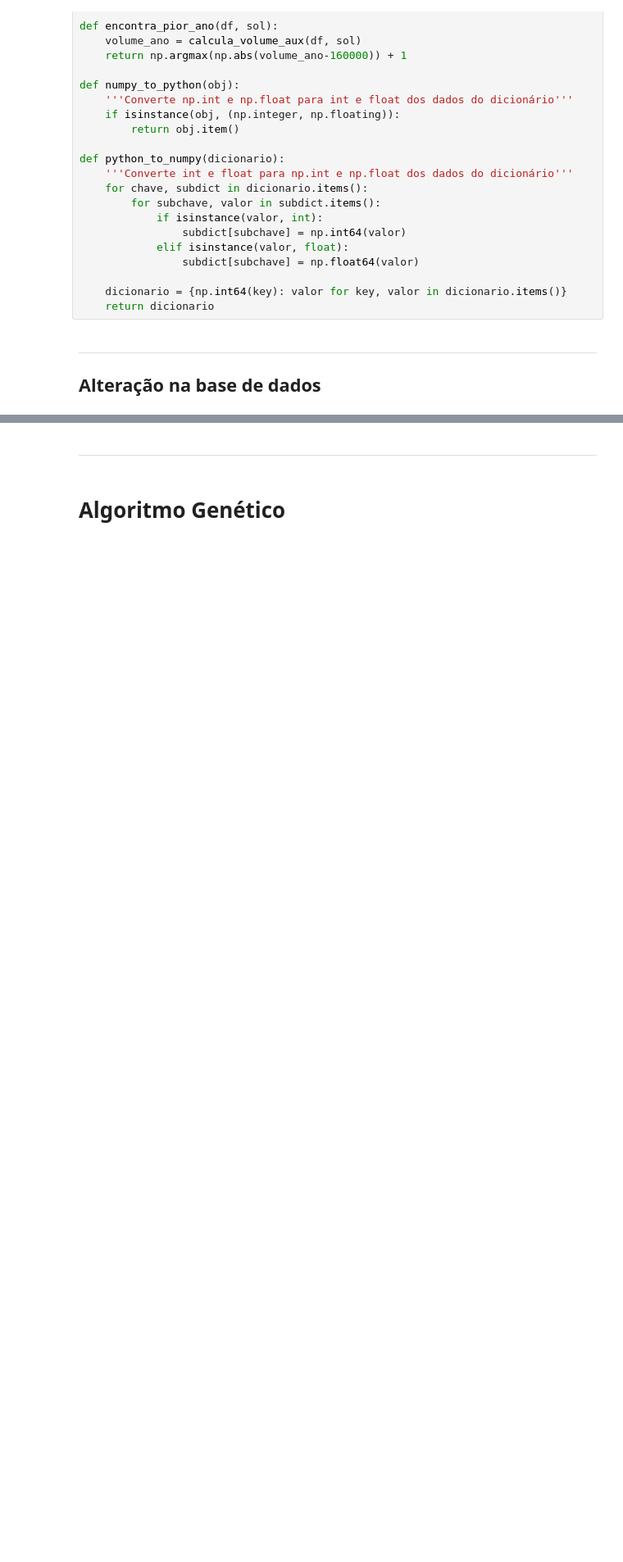
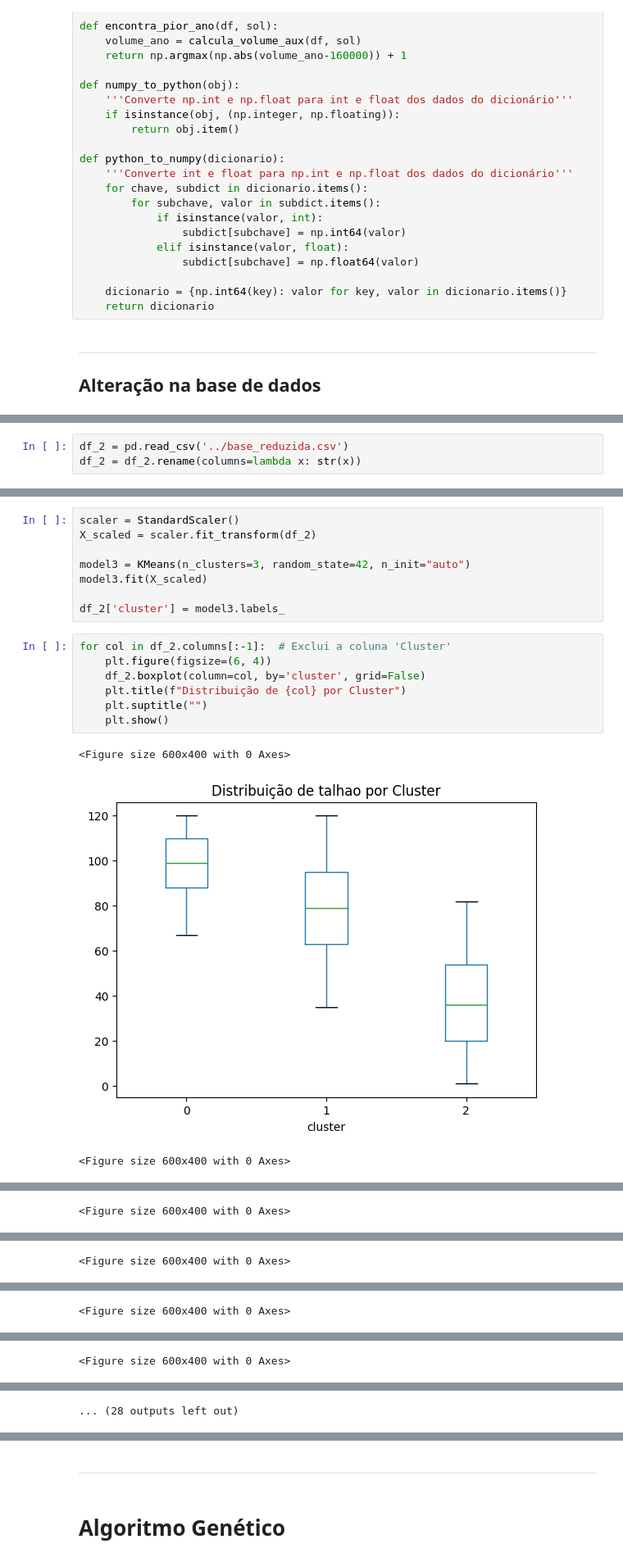
Before and after one commit to gabrielramos731/planejamento-florestal, a Jupyter notebook: T2-BH/T2/Algoritmo_Genetico/experimentos_ag.ipynb, the cells around one changed output, grey strips where cells are left out. Shown at 82% size. Drawn from its saved outputs; the diff is of its cells as text; blank space fills up the shorter version.

```diff
--- a/T2-BH/T2/Algoritmo_Genetico/experimentos_ag.ipynb
+++ b/T2-BH/T2/Algoritmo_Genetico/experimentos_ag.ipynb
@@ -105,0 +106,3 @@ df_2.to_csv('../base_reduzida.csv', index=False)
+# %%
+df_2 = pd.read_csv('../base_reduzida.csv')
+df_2 = df_2.rename(columns=lambda x: str(x))
@@ -105,0 +113,19 @@ df_2.to_csv('../base_reduzida.csv', index=False)
+# %%
+scaler = StandardScaler()
+X_scaled = scaler.fit_transform(df_2)
+
+model3 = KMeans(n_clusters=3, random_state=42, n_init="auto")
+model3.fit(X_scaled)
+
+df_2['cluster'] = model3.labels_
+# %%
+for col in df_2.columns[:-1]:  # Exclui a coluna 'Cluster'
+    plt.figure(figsize=(6, 4))
+    df_2.boxplot(column=col, by='cluster', grid=False)
+    plt.title(f"Distribuição de {col} por Cluster")
+    plt.suptitle("")
+    plt.show()
+# %% [output]
+<Figure size 600x400 with 0 Axes>
+[figure, added]
+<Figure size 600x400 with 0 Axes>
@@ -105,0 +133 @@ df_2.to_csv('../base_reduzida.csv', index=False)
+<Figure size 600x400 with 0 Axes>
@@ -105,0 +135 @@ df_2.to_csv('../base_reduzida.csv', index=False)
+<Figure size 600x400 with 0 Axes>
@@ -105,0 +137 @@ df_2.to_csv('../base_reduzida.csv', index=False)
+<Figure size 600x400 with 0 Axes>
@@ -105,0 +139 @@ df_2.to_csv('../base_reduzida.csv', index=False)
+<Figure size 600x400 with 0 Axes>
@@ -105,0 +141 @@ df_2.to_csv('../base_reduzida.csv', index=False)
+... (28 outputs left out)
```
Also changed, not shown: parts of 14 cells of this notebook.
